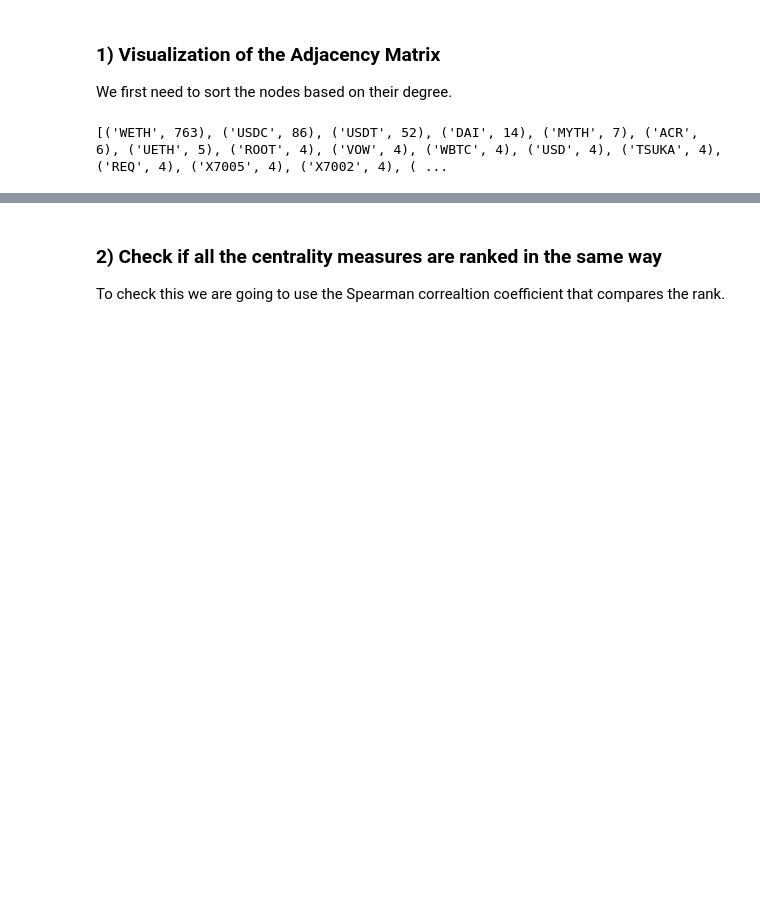
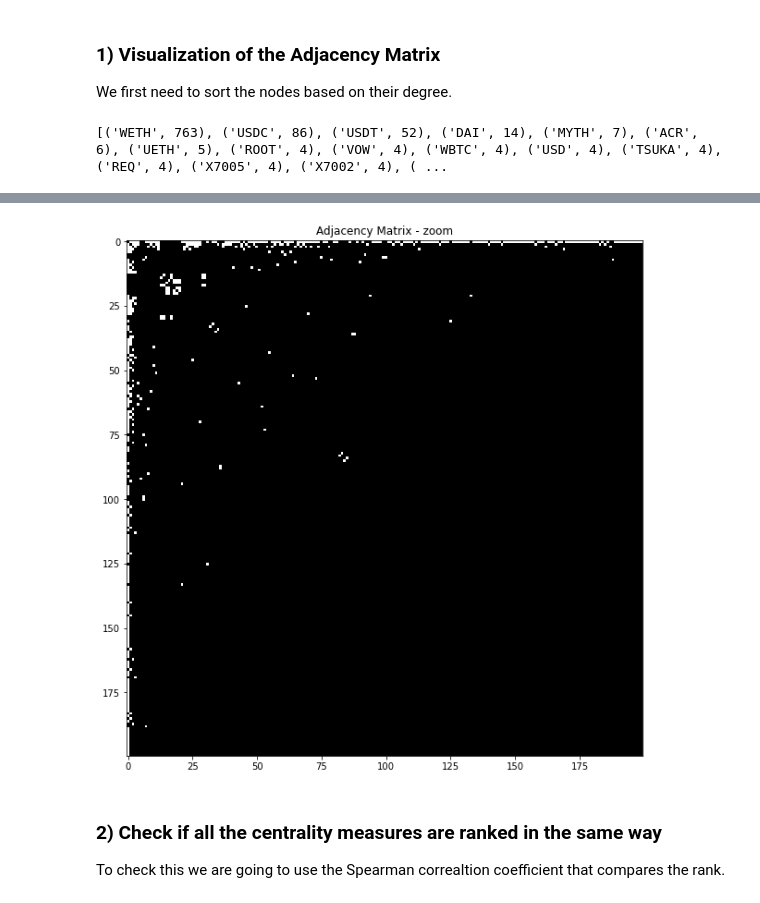
Before and after one commit to tanmaychimurkar/ns_final_project, a Jupyter notebook: nestedness.ipynb, the cells around one changed output, grey strips where cells are left out. Drawn from its saved outputs; the diff is of its cells as text; code cells hidden in the pictures; blank space fills up the shorter version.

```diff
--- a/nestedness.ipynb
+++ b/nestedness.ipynb
@@ -202,3 +202,13 @@ plt.show()
+# %%
+# ZOOM IN
+M = adj[:200,:200]
+fig, ax = plt.subplots(figsize=(10,15))
+plt.imshow(M, interpolation="nearest", cmap='gray')
+plt.title("Adjacency Matrix - zoom")
+plt.show()
+#fig.savefig("adjmatrix_gray_zoom.pdf", format="pdf")
+# %% [output]
+[figure, added]
 # %% [markdown]
 ### 2) Check if all the centrality measures are ranked in the same way
 
```
Also changed, not shown: parts of 3 cells of this notebook.
